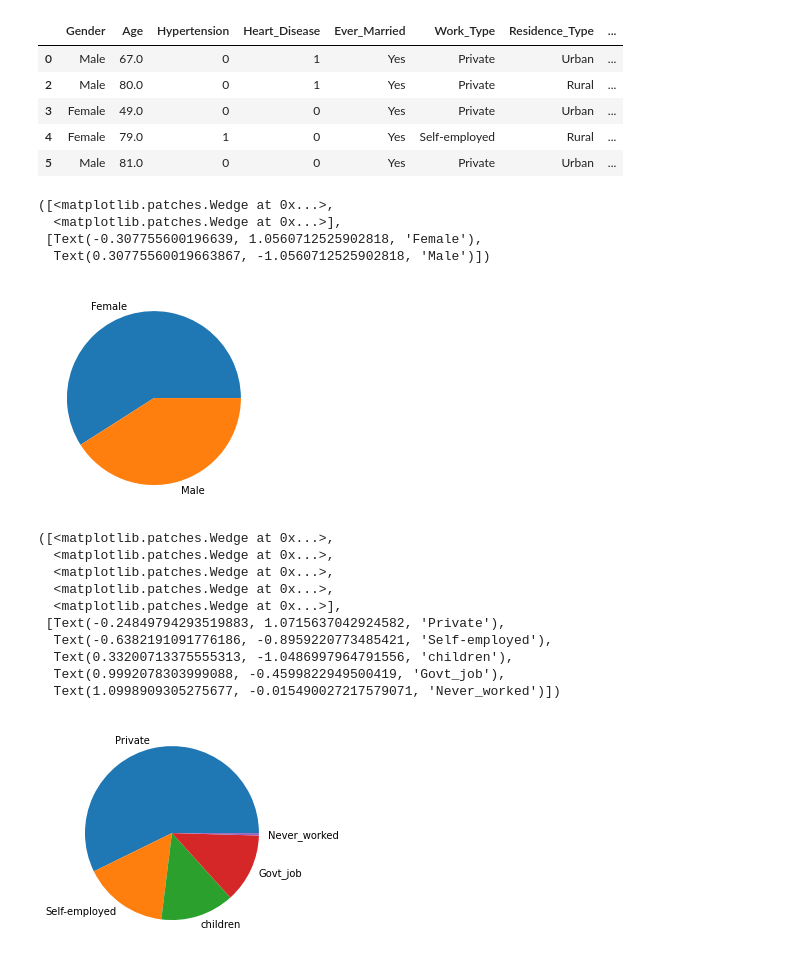
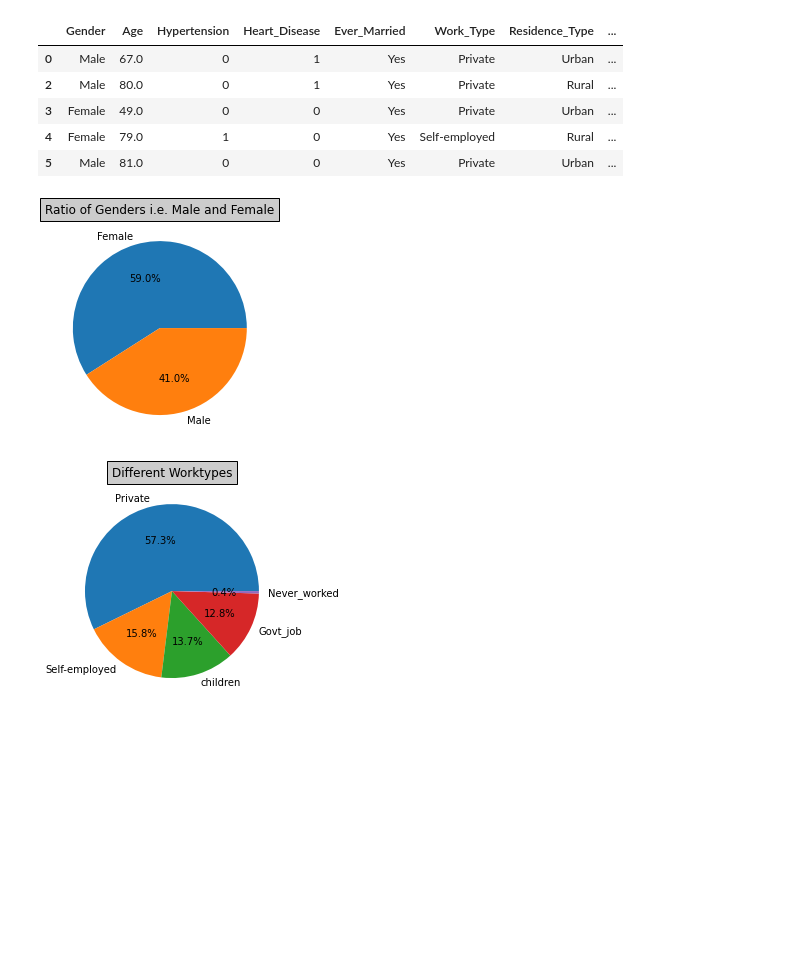
Before and after one commit to rajimuth/Stroke-Prediction-Analysis, a Jupyter notebook: Balpreet_stroke_analysis.ipynb, the cells around one changed output. Saved outputs shown, nothing was run; the diff lists cells and outputs as text; code cells hidden in the pictures; blank space fills up the shorter version.

```diff
--- a/Balpreet_stroke_analysis.ipynb
+++ b/Balpreet_stroke_analysis.ipynb
@@ -145,29 +145,21 @@ stroke_df.head()
 # %%
 # Pie plot for gender
 gender_pie = stroke_df.Gender.value_counts()
-plt.pie(gender_pie, labels= gender_pie.index)
+plt.pie(gender_pie, labels= gender_pie.index, autopct="%1.1f%%")
+# stroke_df.groupby(['Gender']).sum().plot(kind='pie', y='Gender_ratio')
+
+plt.title("Ratio of Genders i.e. Male and Female", bbox={'facecolor':'0.8', 'pad':5})
+plt.show()
 # %% [output]
-([<matplotlib.patches.Wedge at 0x...>,
-  <matplotlib.patches.Wedge at 0x...>],
- [Text(-0.307755600196639, 1.0560712525902818, 'Female'),
-  Text(0.30775560019663867, -1.0560712525902818, 'Male')])
-[figure, old version]
+[figure, new version]
 # %%
 #pie plot for work type
 WorkType_pie = stroke_df.Work_Type.value_counts()
-plt.pie(WorkType_pie, labels= WorkType_pie.index)
+plt.pie(WorkType_pie, labels= WorkType_pie.index, autopct="%1.1f%%")
+plt.title("Different Worktypes", bbox={'facecolor':'0.8', 'pad':5})
+plt.show()
 # %% [output]
-([<matplotlib.patches.Wedge at 0x...>,
-  <matplotlib.patches.Wedge at 0x...>,
-  <matplotlib.patches.Wedge at 0x...>,
-  <matplotlib.patches.Wedge at 0x...>,
-  <matplotlib.patches.Wedge at 0x...>],
- [Text(-0.24849794293519883, 1.0715637042924582, 'Private'),
-  Text(-0.6382191091776186, -0.8959220773485421, 'Self-employed'),
-  Text(0.33200713375555313, -1.0486997964791556, 'children'),
-  Text(0.9992078303999088, -0.4599822949500419, 'Govt_job'),
-  Text(1.0998909305275677, -0.015490027217579071, 'Never_worked')])
-[figure, old version]
+[figure, new version]
 # %%
 # pie plot for residence type
 ResidenceType_pie = stroke_df.Residence_Type.value_counts()
```
Also changed, not shown: parts of 7 cells of this notebook, 1 other file.
